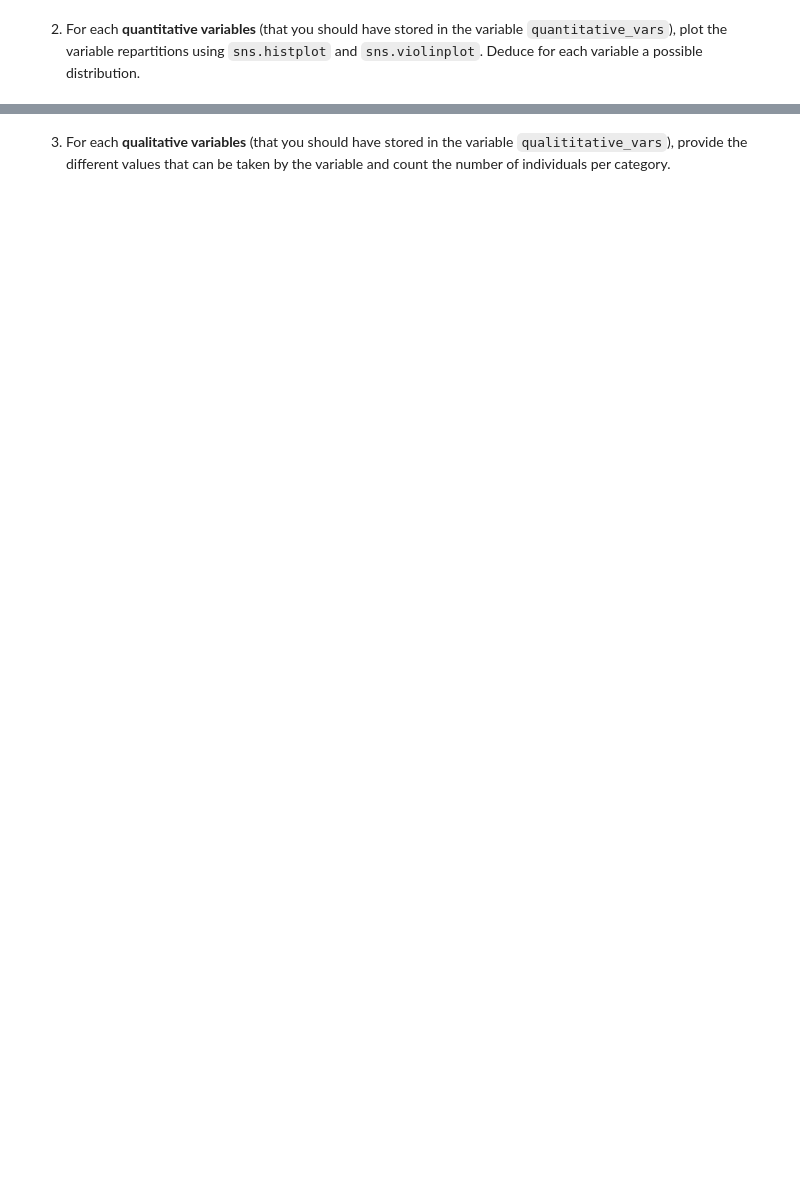
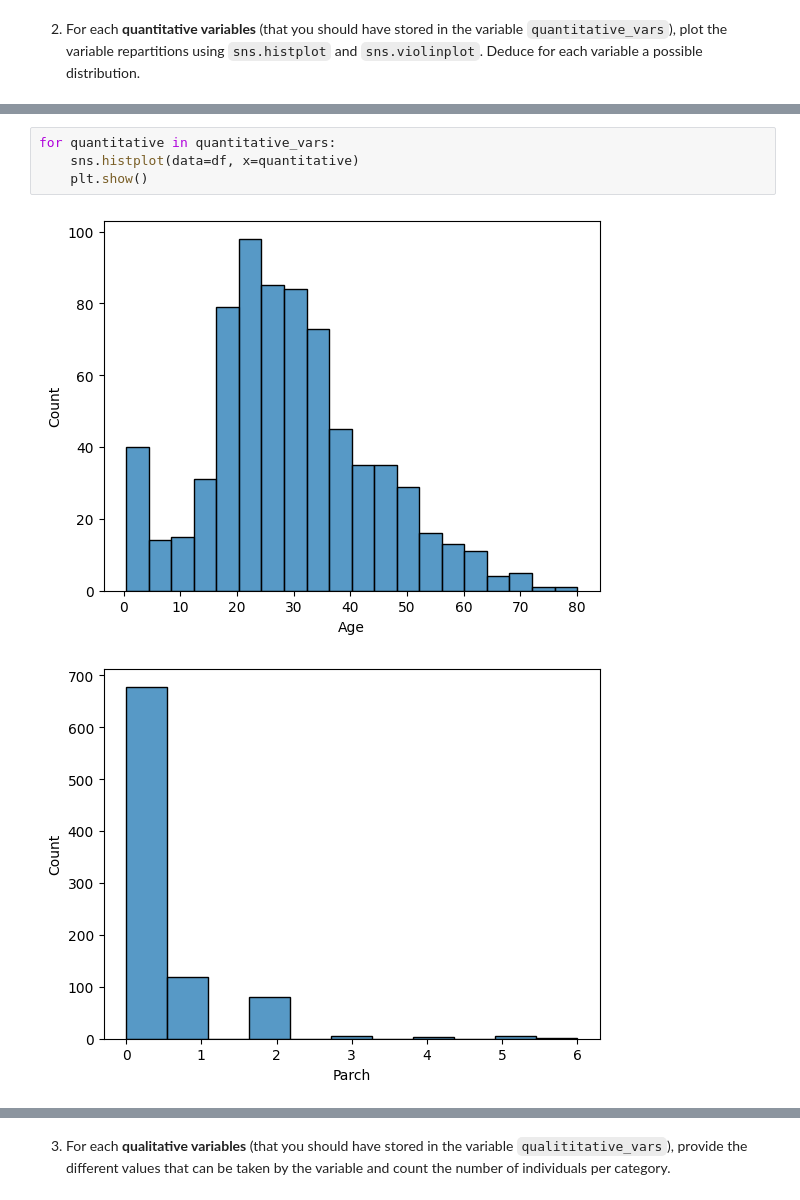
Before and after one commit to SphRbtHyk/miashs_introduction_ml, a Jupyter notebook: lab2/lab2_data_analysis.ipynb, the cells around one changed output, grey strips where cells are left out. Cells and saved outputs as stored; diff of their text form; blank space fills up the shorter version.

```diff
--- a/lab2/lab2_data_analysis.ipynb
+++ b/lab2/lab2_data_analysis.ipynb
@@ -181,0 +181,7 @@ dtype: int64
+# %%
+for quantitative in quantitative_vars:
+    sns.histplot(data=df, x=quantitative)
+    plt.show()
+# %% [output]
+[figure, added]
+[figure, added]
```
Also changed, not shown: parts of 50 cells of this notebook.
